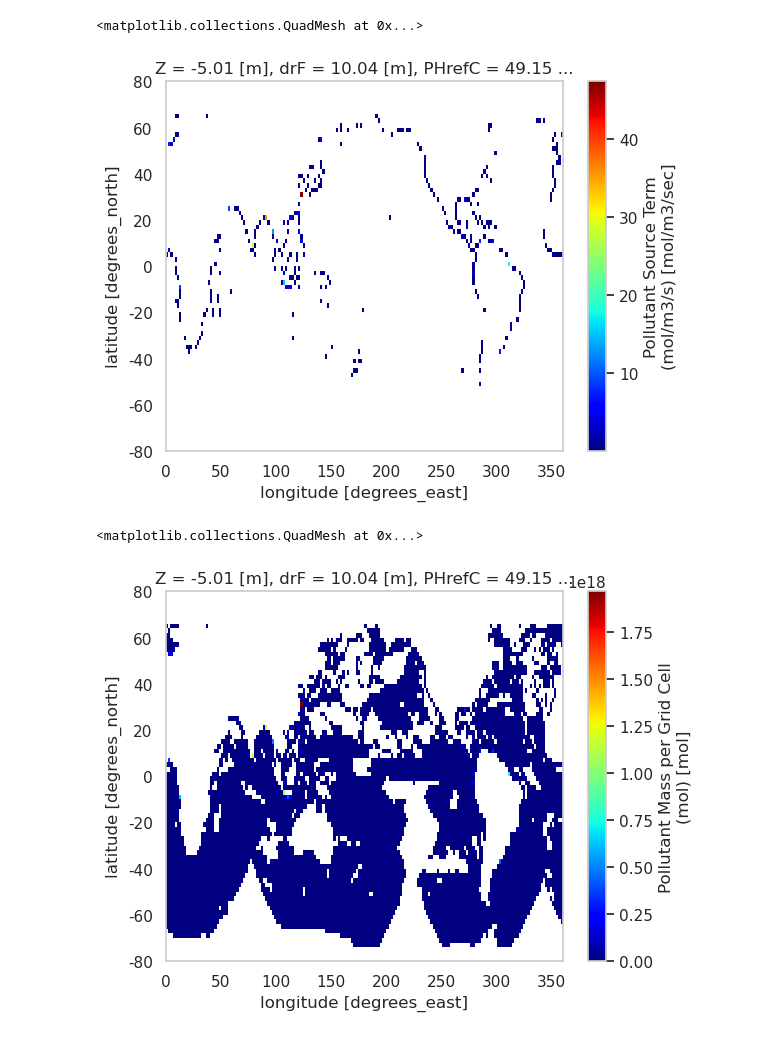
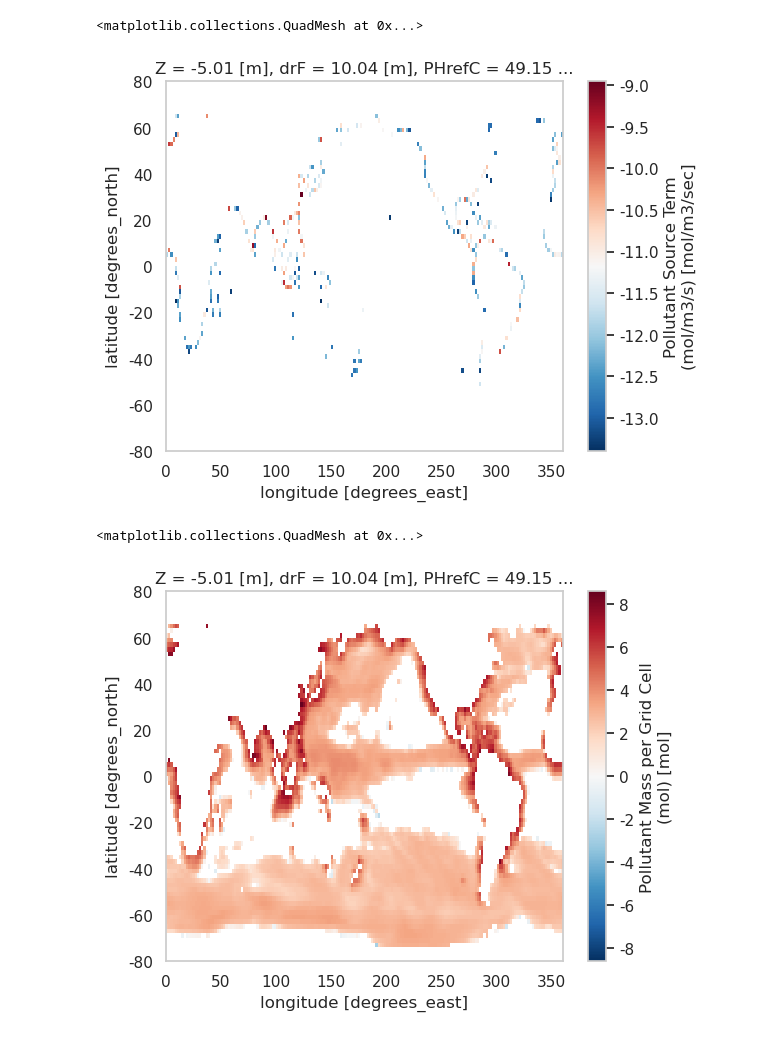
Before and after one commit to Rugkey/MITgcm, a Jupyter notebook: verification/rugkeytest_20251030/analysis.ipynb, the cells around one changed output. Cells and saved outputs as stored; diff of their text form; code cells hidden in the pictures.

```diff
--- a/verification/rugkeytest_20251030/analysis.ipynb
+++ b/verification/rugkeytest_20251030/analysis.ipynb
@@ -1,7 +1,7 @@
 # %%
 import xmitgcm
 
-ds = xmitgcm.open_mdsdataset(data_dir='./input/output/', grid_dir='./input', prefix=['surf','state','pollutant_tendency','pollutant_state'], delta_t=900)
+ds = xmitgcm.open_mdsdataset(data_dir='./input/output/', grid_dir='./input', prefix=['surf','state','pollutant_fluxes','pollutant_surface','pollutant_state'], delta_t=900)
 ds
 # %% [output]
 To continue decoding into a timedelta64 dtype, either set `decode_timedelta=True` when opening this dataset, or add the attribute `dtype='timedelta64[ns]'` to this variable on disk.
@@ -39,11 +47,20 @@ ds.UVEL.where(ds.UVEL!=0)[-1, 0].plot(cmap='jet')
 # %%
 import numpy as np
-ds.POLLUT_S.where(ds.POLLUT_S!=0)[-1,0].plot(cmap='jet')
+import xarray as xr
+#局部源项 (`mol/m^3/s`)
+da = ds.POLLUT_S[-1, 0]
+da_log = np.log10(da.where(da > 0))
+da_log.plot(cmap='RdBu_r')
 # %% [output]
 <matplotlib.collections.QuadMesh at 0x...>
-[figure, old version]
+[figure, new version]
 # %%
-ds.POLLUT_M.where(ds.POLLUT_M!=0)[-1,0].plot(cmap='jet')
+import numpy as np
+import xarray as xr
+
+da = ds.POLLUT_M[-1, 0]
+da_log = np.log10(da.where(da > 0))
+da_log.plot(cmap='RdBu_r')
 # %% [output]
 <matplotlib.collections.QuadMesh at 0x...>
-[figure, old version]
+[figure, new version]
```
Also changed, not shown: parts of 10 cells of this notebook, 18 other files.
